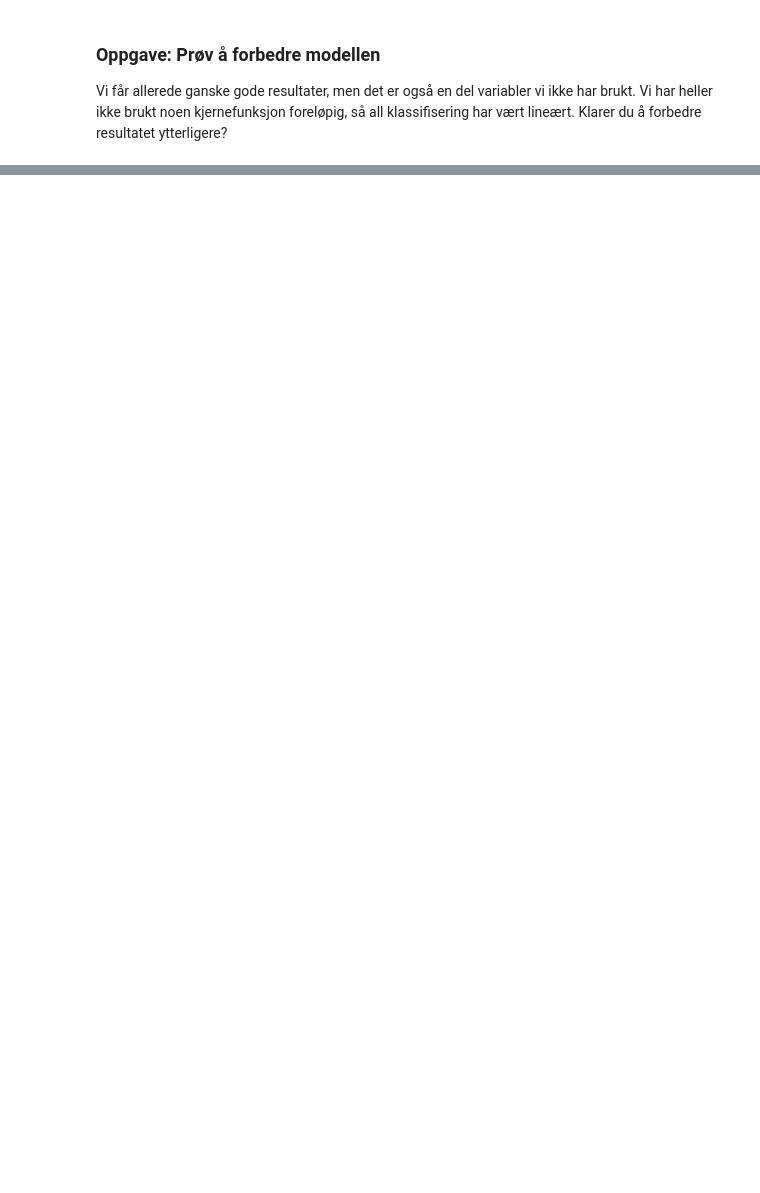
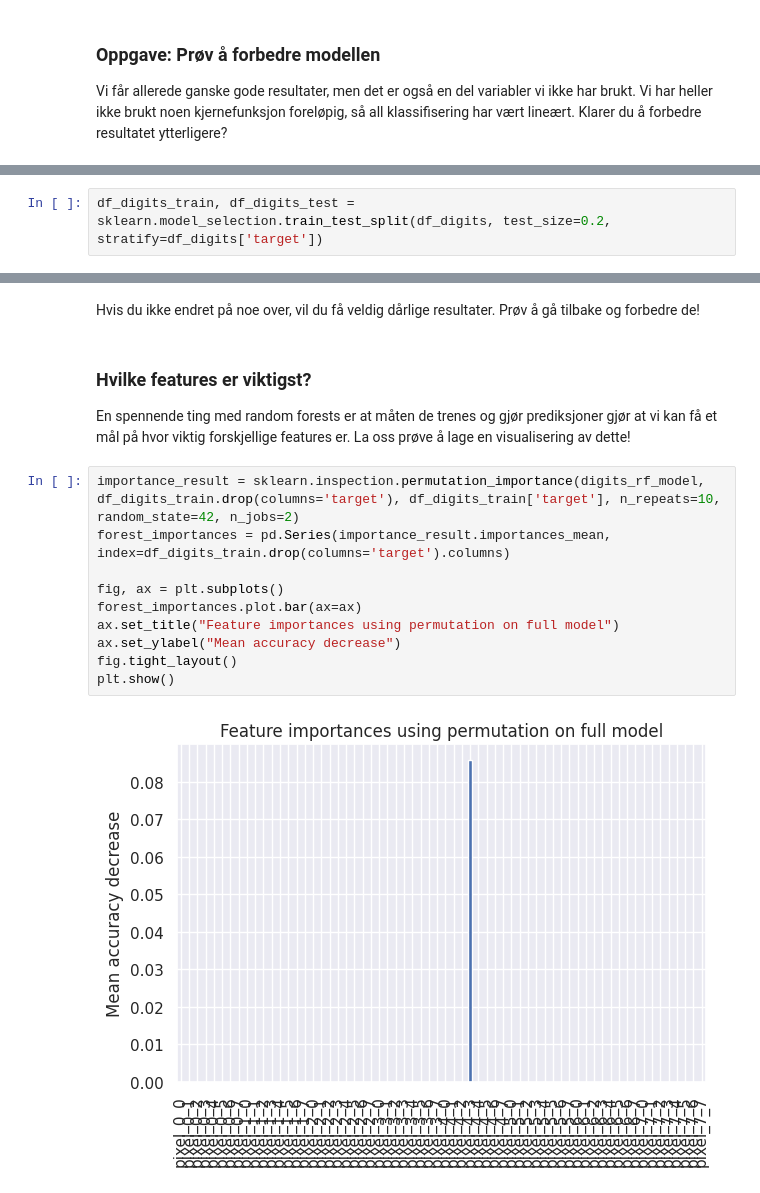
Before and after one commit to eivindlie/ml-workshop-2025, a Jupyter notebook: notebooks/2-classification.ipynb, the cells around one changed output, grey strips where cells are left out. Saved outputs shown, nothing was run; the diff lists cells and outputs as text; blank space fills up the shorter version.

```diff
--- a/notebooks/2-classification.ipynb
+++ b/notebooks/2-classification.ipynb
@@ -185,0 +289,2 @@ TODO Legg til seksjon om Decision Trees.
+# %%
+df_digits_train, df_digits_test = sklearn.model_selection.train_test_split(df_digits, test_size=0.2, stratify=df_digits['target'])
@@ -185,0 +314,17 @@ TODO Legg til seksjon om Decision Trees.
+# %% [markdown]
+Hvis du ikke endret på noe over, vil du få veldig dårlige resultater. Prøv å gå tilbake og forbedre de!
+# %% [markdown]
+### Hvilke features er viktigst?
+En spennende ting med random forests er at måten de trenes og gjør prediksjoner gjør at vi kan få et mål på hvor viktig forskjellige features er. La oss prøve å lage en visualisering av dette!
+# %%
+importance_result = sklearn.inspection.permutation_importance(digits_rf_model, df_digits_train.drop(columns='target'), df_digits_train['target'], n_repeats=10, random_state=42, n_jobs=2)
+forest_importances = pd.Series(importance_result.importances_mean, index=df_digits_train.drop(columns='target').columns)
+
+fig, ax = plt.subplots()
+forest_importances.plot.bar(ax=ax)
+ax.set_title("Feature importances using permutation on full model")
+ax.set_ylabel("Mean accuracy decrease")
+fig.tight_layout()
+plt.show()
+# %% [output]
+[figure, added]
```
Also changed, not shown: parts of 33 cells of this notebook.
